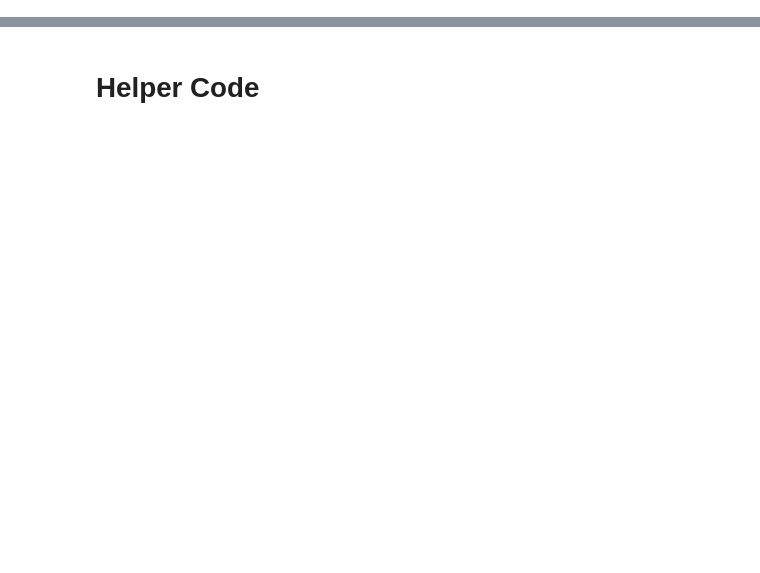
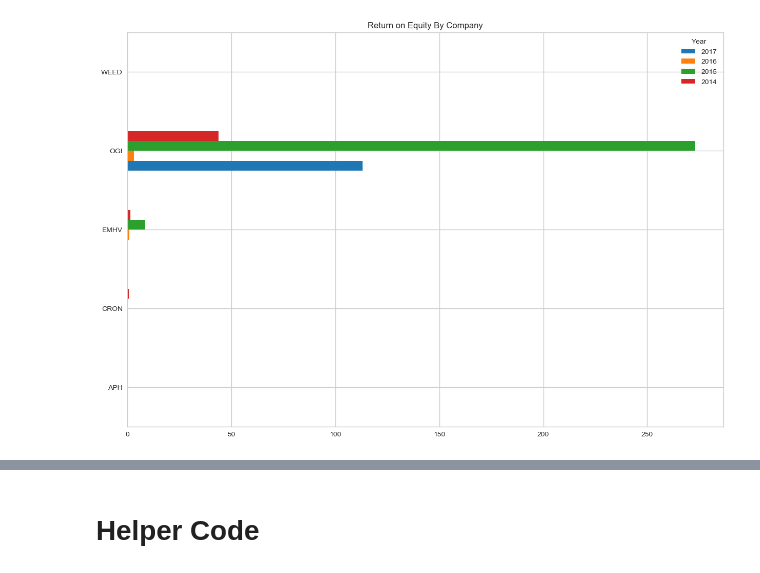
Before and after one commit to SCS-UofT/SCS3250-020, a Jupyter notebook: Project3250-020_WorkingCopy.ipynb, the cells around one changed output, grey strips where cells are left out. Cells and saved outputs as stored; diff of their text form; code cells hidden in the pictures; blank space fills up the shorter version.

```diff
--- a/Project3250-020_WorkingCopy.ipynb
+++ b/Project3250-020_WorkingCopy.ipynb
@@ -195,0 +239,7 @@ PriceEarning
+# %%
+#Canopy Growth Corporation Income Statement
+WEED_IncSt = pd.read_csv('DataFiles/WEED.csv')
+WEED_IncSt.rename(columns={'Revenue':'RC', '2018-03-31':2017, '2017-03-31':2016, '2016-03-31':2015,
+                          '2015-03-31':2014}, inplace=True)
+WEED_IncSt.set_index('RC',inplace = True)
+WEED_IncSt.head()
@@ -195,0 +494,9 @@ PriceEarning
+# %%
+RetOnEq = pd.DataFrame({'APH': NetIncome['APH'] / SHEquity['APH'],
+                           'CRON': NetIncome['CRON'] / SHEquity['CRON'],
+                           'EMHV': NetIncome['EMHV'] / SHEquity['EMHV'],
+                           'OGI': NetIncome['OGI'] / SHEquity['OGI'],
+                           'WEED': NetIncome['WEED'] / SHEquity['WEED']})
+RetOnEq = RetOnEq.round(2)
+RetOnEq1 = RetOnEq.transpose()
+RetOnEq1
@@ -195,0 +510,4 @@ PriceEarning
+# %%
+RetOnEq1.plot(kind='barh',title='Return on Equity By Company');
+# %% [output]
+[figure, added]
```
Also changed, not shown: parts of 81 cells of this notebook.
